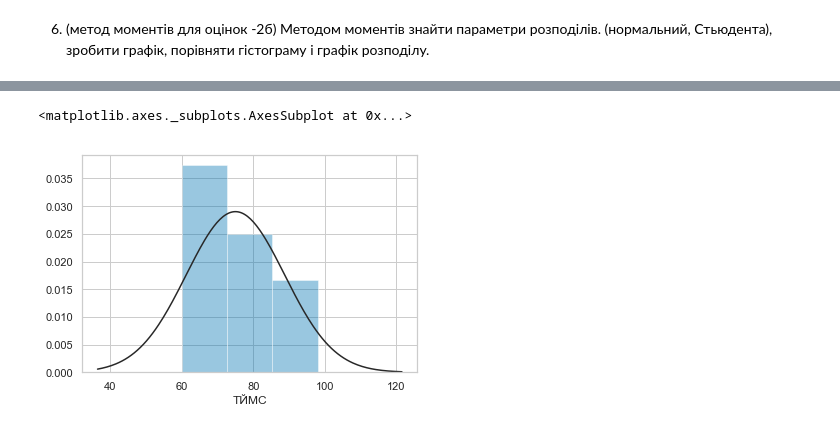
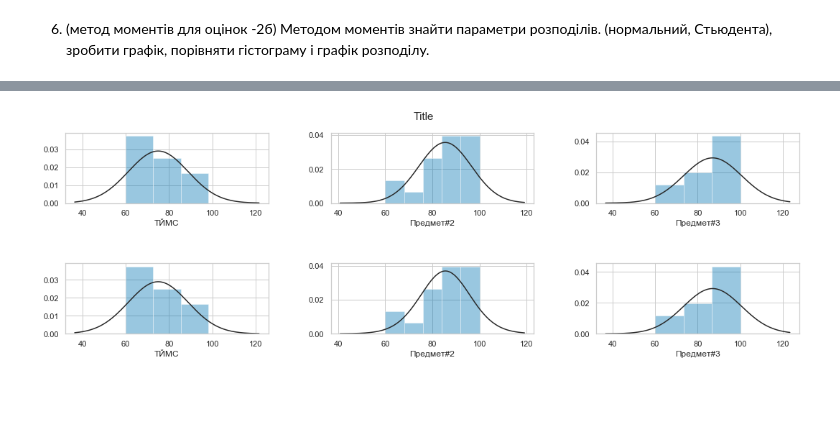
Before and after one commit to EddieKro/Data-Analysis, a Jupyter notebook: projects/poll/PM4_EDA.ipynb, the cells around one changed output, grey strips where cells are left out. Drawn from its saved outputs; the diff is of its cells as text; code cells hidden in the pictures; blank space fills up the shorter version.

```diff
--- a/projects/poll/PM4_EDA.ipynb
+++ b/projects/poll/PM4_EDA.ipynb
@@ -278,6 +293,3 @@ magic.sample_size_proportion(0.178,10/19),magic.margin_of_error_proportion(30,10
 (30.227863028290795, 0.17867471488605263)
 # %% [markdown]
 6. (метод моментів для оцінок -2б) Методом моментів знайти параметри розподілів. (нормальний, Стьюдента), зробити графік, порівняти гістограму і графік розподілу.
-# %%
-mu, sigma = marks['ТЙМС'].mean(),marks['ТЙМС'].var()#params of normal distr
-sns.distplot(marks['ТЙМС'],fit=stats.norm,kde=False)
@@ -293,5 +300,12 @@ ddof(marks['ТЙМС'].var())#params of t dist
-# %%
-sns.distplot(marks['ТЙМС'],fit=stats.t,kde=False)
-# %% [output]
-<matplotlib.axes._subplots.AxesSubplot at 0x...>
-[figure, removed]
+# %%
+fig,axs = plt.subplots(2,3,figsize=(15,5))
+plt.suptitle('Title',fontsize=15)
+for i,col in enumerate(marks):
+    mu,sigma = marks[col].mean(),marks[col].var()
+    sns.distplot(marks[col],fit=stats.norm,kde=False,ax=axs[i//3,i%3])
+    sns.distplot(marks[col],fit=stats.t,kde=False,ax=axs[1+i//3,i%3])
+fig.tight_layout(h_pad=5, w_pad=5)
+
+fig.subplots_adjust(top=0.9)
+# %% [output]
+[figure, added]
```
Also changed, not shown: parts of 9 cells of this notebook.
